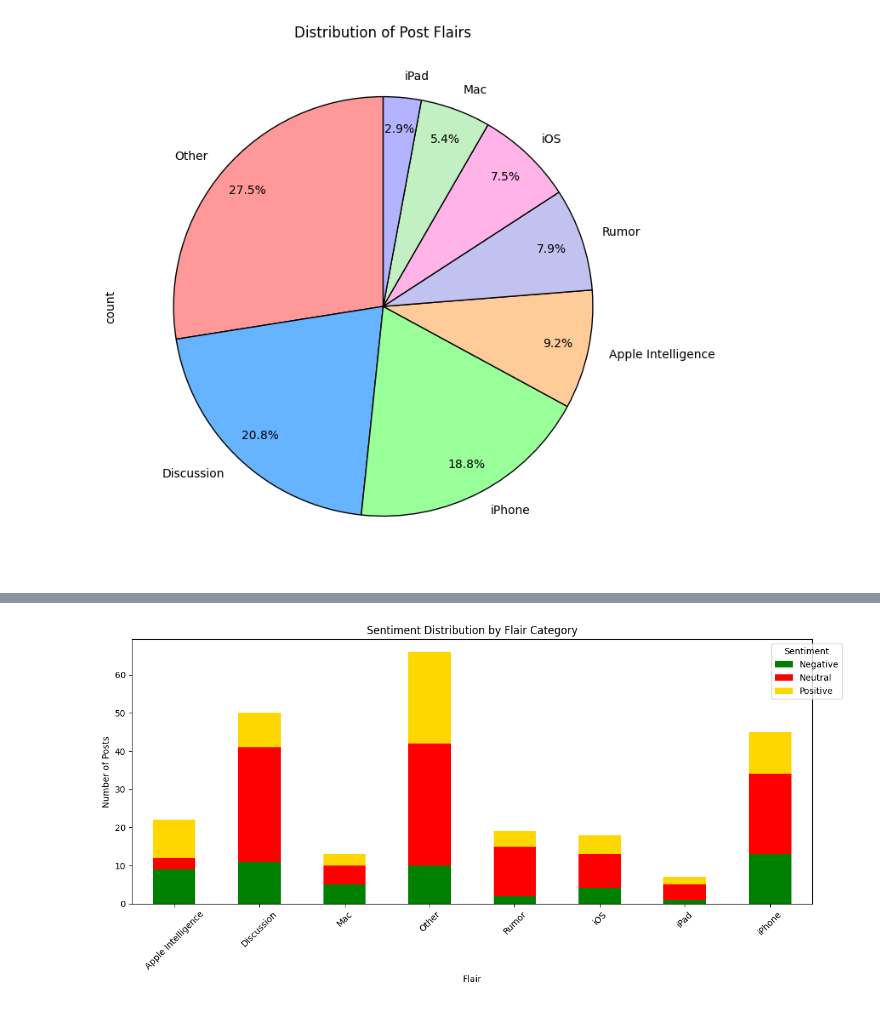
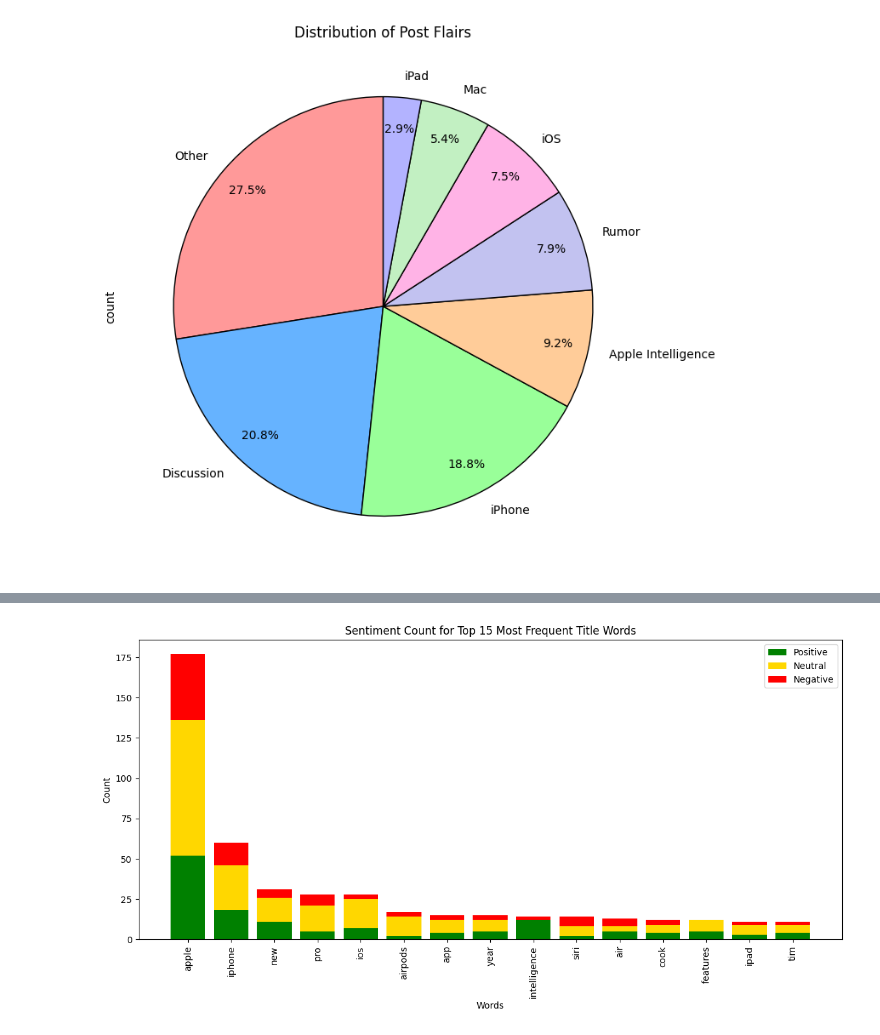
Before and after one commit to Ayumii-ww/fq25819_SEMTM0040, a Jupyter notebook: fq25819Part2.ipynb, the cells around one changed output, grey strips where cells are left out. Saved outputs shown, nothing was run; the diff lists cells and outputs as text; code cells hidden in the pictures.

```diff
--- a/fq25819Part2.ipynb
+++ b/fq25819Part2.ipynb
@@ -531,21 +630,45 @@ sentiment_flair_counts
-# %%
-sentiment_by_flair = top_reddit_posts.groupby(
-    ['Flair_Clean', 'Title_Sent']
-).size().unstack(fill_value=0)
-
-sentiment_by_flair.plot(
-    kind='bar',
-    stacked=True,
-    figsize=(12,6),
-    color=['green', 'red', 'gold']
-)
-
-plt.title("Sentiment Distribution by Flair Category")
-plt.xlabel("Flair")
-plt.ylabel("Number of Posts")
-plt.xticks(rotation=45)
-plt.legend(title="Sentiment", bbox_to_anchor=(1.05, 1))
-plt.tight_layout()
-plt.show()
-# %% [output]
-[figure, removed]
+# %%
+word_to_titles = {}
+
+for idx, t in enumerate(title_clean):
+    unique_words = set(re.findall(r'\b[a-zA-Z]{3,}\b', t))
+    for w in unique_words:
+        if w not in stop_words:
+            word_to_titles.setdefault(w, []).append(idx)
+
+
+# Sentiment counting
+sentiment_counts = {w[0]: {'Positive': 0, 'Negative': 0, 'Neutral': 0}
+                    for w in top_words}
+
+for word_tuple in top_words:
+    word = word_tuple[0]
+    rows = word_to_titles[word]
+    for r in rows:
+        sent = top_reddit_posts.loc[r, 'Title_Sent']
+        sentiment_counts[word][sent] += 1
+
+
+# Prepare plot data
+labels = [w[0] for w in top_words]
+positive = [sentiment_counts[w]['Positive'] for w in labels]
+negative = [sentiment_counts[w]['Negative'] for w in labels]
+neutral  = [sentiment_counts[w]['Neutral']  for w in labels]
+
+
+# Plot
+plt.figure(figsize=(14,6))
+
+plt.bar(labels, positive, label="Positive", color="green")
+plt.bar(labels, neutral,  bottom=positive, label="Neutral", color="gold")
+plt.bar(labels, negative, bottom=[positive[i] + neutral[i] for i in range(len(labels))],
+        label="Negative", color="red")
+
+plt.xticks(rotation=90)
+plt.title("Sentiment Count for Top 15 Most Frequent Title Words")
+plt.xlabel("Words")
+plt.ylabel("Count")
+plt.legend()
+plt.show()
+# %% [output]
+[figure, added]
```
Also changed, not shown: parts of 44 cells of this notebook, 2 other files.
